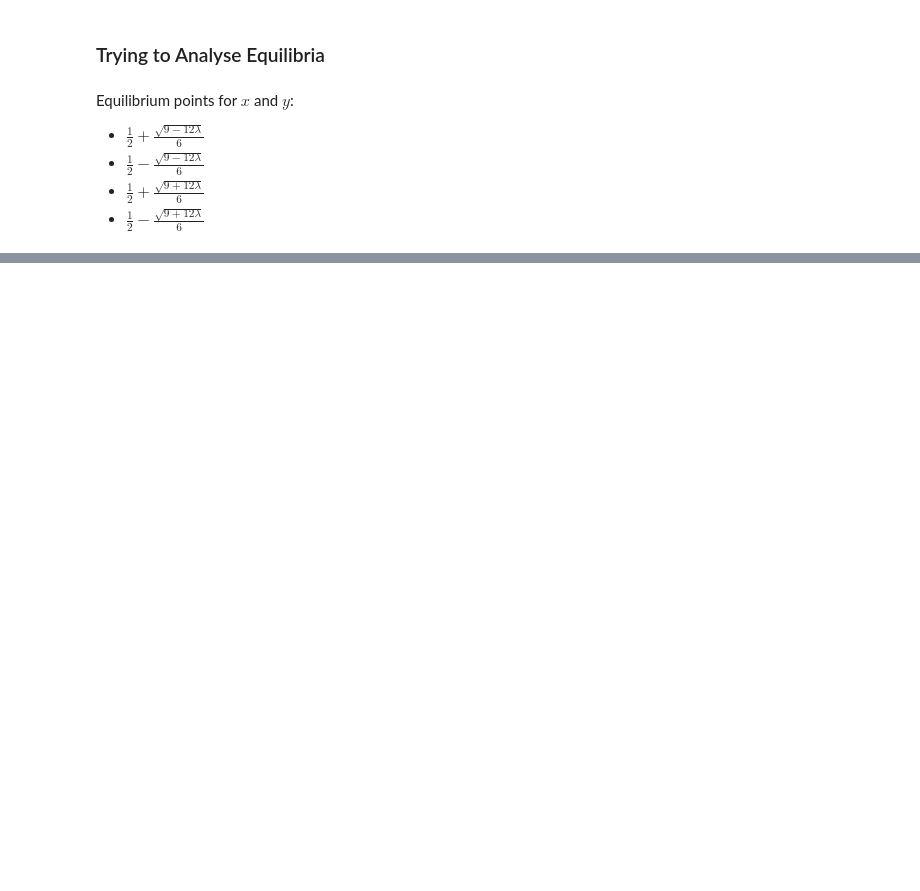
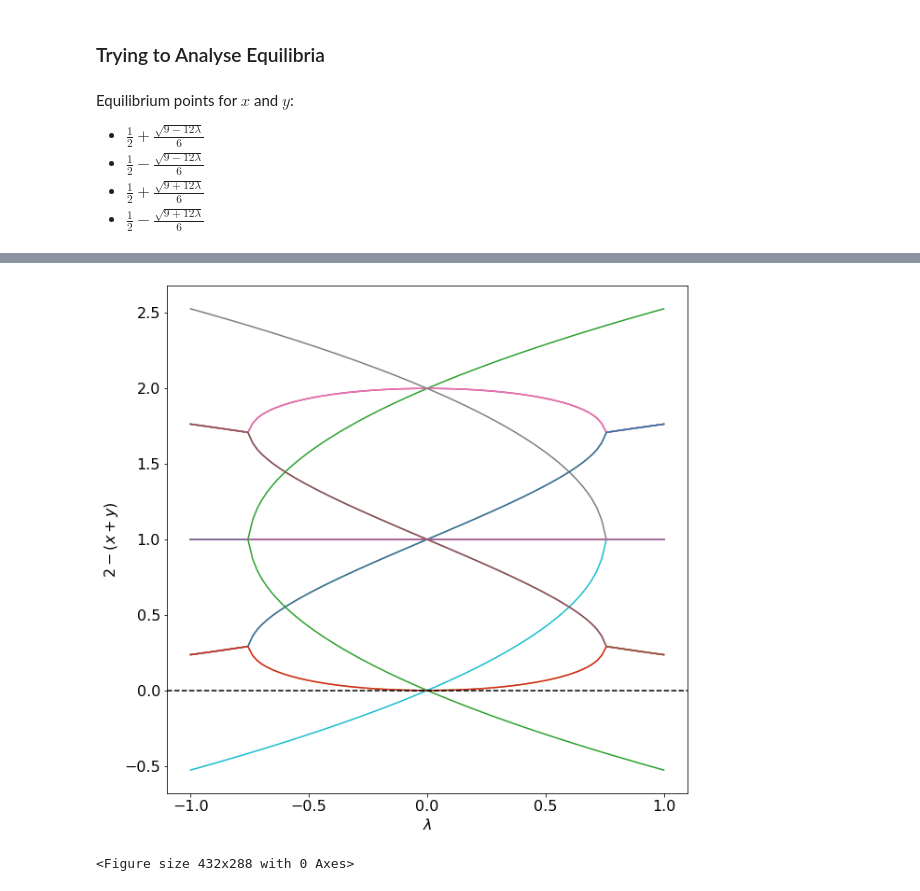
Before and after one commit to damiskov/gulf-stream-modelling, a Jupyter notebook: three_box/equilibria_solutions.ipynb, the cells around one changed output, grey strips where cells are left out. Drawn from its saved outputs; the diff is of its cells as text; code cells hidden in the pictures; blank space fills up the shorter version.

Commit message:
Bifurcation diagram 3 box

```diff
--- a/three_box/equilibria_solutions.ipynb
+++ b/three_box/equilibria_solutions.ipynb
@@ -66,0 +100,66 @@ display(eigenvalues)
+# %%
+x1 = 1/2 - sp.sqrt(9 + 12*lambda_)/6
+x2 = 1/2 - sp.sqrt(9 - 12*lambda_)/6
+x3 = 1/2 + sp.sqrt(9 - 12*lambda_)/6
+x4 = 1/2 + sp.sqrt(9 + 12*lambda_)/6
+y1 = 1/2 + sp.sqrt(9 + 12*lambda_)/6
+y2 = 1/2 + sp.sqrt(9 - 12*lambda_)/6
+y3 = 1/2 - sp.sqrt(9 + 12*lambda_)/6
+y4 = 1/2 - sp.sqrt(9 - 12*lambda_)/6
+
+lambdas = np.linspace(-1, 1, 100)
+
+def x_tot(lambda_, x, y):
+     return 2-x-y
+
+xs1, xs2, xs3, xs4, xs5, xs6, xs7, xs8, xs9, xs10, xs11, xs12, xs13, xs14, xs15, xs16=[],[],[],[],[],[],[],[],[],[],[],[],[],[],[],[]
+
+for i in lambdas:
+     xs1.append(x_tot(i, sp.re(x1.subs(lambda_, i)), sp.re(y1.subs(lambda_, i))))
+     xs2.append(x_tot(i, sp.re(x1.subs(lambda_, i)), sp.re(y2.subs(lambda_, i))))
+     xs3.append(x_tot(i, sp.re(x1.subs(lambda_, i)), sp.re(y3.subs(lambda_, i))))
+     xs4.append(x_tot(i, sp.re(x1.subs(lambda_, i)), sp.re(y4.subs(lambda_, i))))
+     xs5.append(x_tot(i, sp.re(x2.subs(lambda_, i)), sp.re(y1.subs(lambda_, i))))
+     xs6.append(x_tot(i, sp.re(x2.subs(lambda_, i)), sp.re(y2.subs(lambda_, i))))
+     xs7.append(x_tot(i, sp.re(x2.subs(lambda_, i)), sp.re(y3.subs(lambda_, i))))
+     xs8.append(x_tot(i, sp.re(x2.subs(lambda_, i)), sp.re(y4.subs(lambda_, i))))
+     xs9.append(x_tot(i, sp.re(x3.subs(lambda_, i)), sp.re(y1.subs(lambda_, i))))
+     xs10.append(x_tot(i, sp.re(x3.subs(lambda_, i)), sp.re(y2.subs(lambda_, i))))
+     xs11.append(x_tot(i, sp.re(x3.subs(lambda_, i)), sp.re(y3.subs(lambda_, i))))
+     xs12.append(x_tot(i, sp.re(x3.subs(lambda_, i)), sp.re(y4.subs(lambda_, i))))
+     xs13.append(x_tot(i, sp.re(x4.subs(lambda_, i)), sp.re(y1.subs(lambda_, i))))
+     xs14.append(x_tot(i, sp.re(x4.subs(lambda_, i)), sp.re(y2.subs(lambda_, i))))
+     xs15.append(x_tot(i, sp.re(x4.subs(lambda_, i)), sp.re(y3.subs(lambda_, i))))
+     xs16.append(x_tot(i, sp.re(x4.subs(lambda_, i)), sp.re(y4.subs(lambda_, i))))
+
+plt.figure(figsize=(10,10))
+plt.plot(lambdas, xs1, label='x1,y1')
+plt.plot(lambdas, xs2, label='x1,y2')
+plt.plot(lambdas, xs3, label='x1,y3')
+plt.plot(lambdas, xs4, label='x1,y4')
+plt.plot(lambdas, xs5, label='x2,y1')
+plt.plot(lambdas, xs6, label='x2,y2')
+plt.plot(lambdas, xs7, label='x2,y3')
+plt.plot(lambdas, xs8, label='x2,y4')
+plt.plot(lambdas, xs9, label='x3,y1')
+plt.plot(lambdas, xs10, label='x3,y2')
+plt.plot(lambdas, xs11, label='x3,y3')
+plt.plot(lambdas, xs12, label='x3,y4')
+plt.plot(lambdas, xs13, label='x4,y1')
+plt.plot(lambdas, xs14, label='x4,y2')
+plt.plot(lambdas, xs15, label='x4,y3')
+plt.plot(lambdas, xs16, label='x4,y4')
+
+plt.axhline(y=0, color='black', linestyle='--')
+
+# increase font size
+plt.rcParams.update({'font.size': 16})
+plt.xlabel(r'$\lambda$')
+plt.ylabel(r'$2-(x+y)$')
+plt.xticks(np.arange(-1, 1.5, 0.5))
+plt.show()
+
+plt.savefig('equilibria_solutions.png', dpi=600)
+# %% [output]
+[figure, added]
+<Figure size 432x288 with 0 Axes>
```
Also changed, not shown: parts of 4 cells of this notebook, 2 other files.
